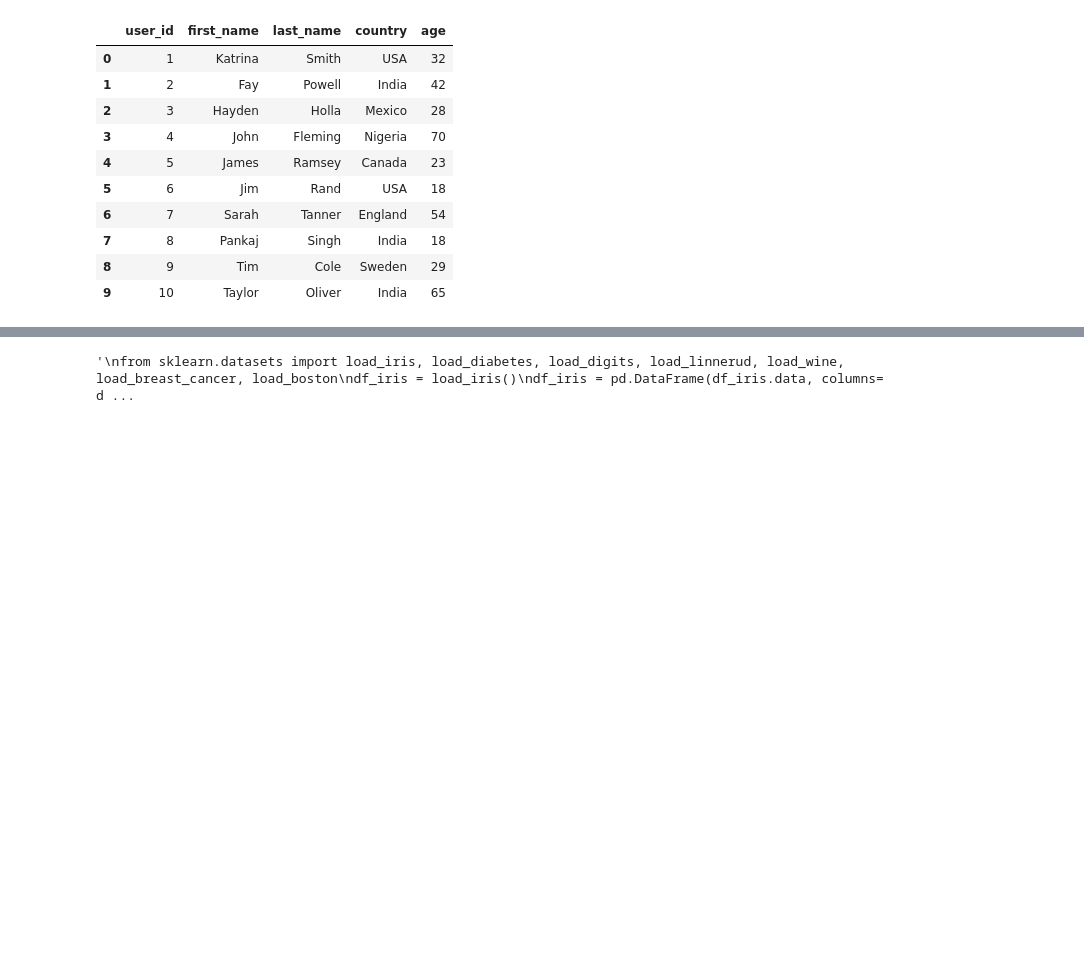
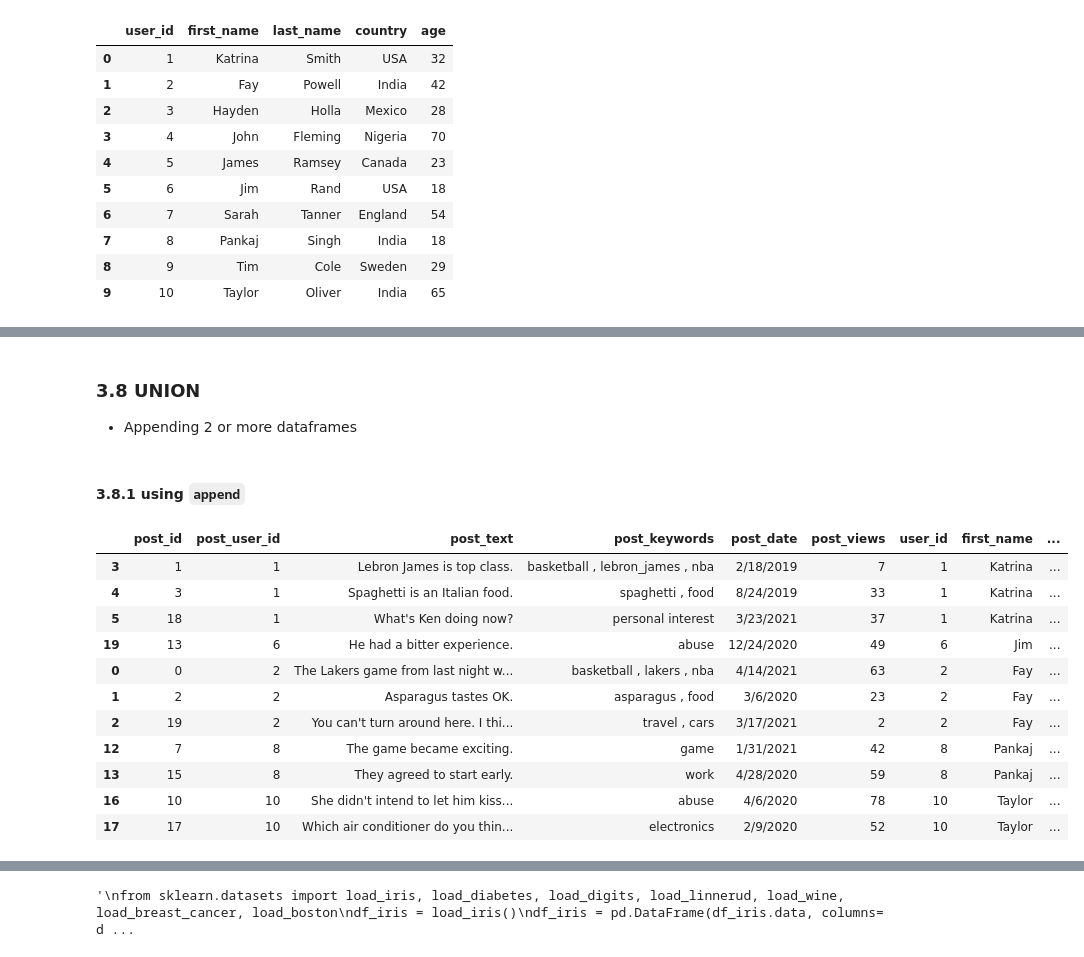
Before and after one commit to biswasprateek/cheatsheets_and_reference, a Jupyter notebook: Pandas Cheatsheet.ipynb, the cells around one changed output, grey strips where cells are left out. Cells and saved outputs as stored; diff of their text form; code cells hidden in the pictures; blank space fills up the shorter version.

```diff
--- a/Pandas Cheatsheet.ipynb
+++ b/Pandas Cheatsheet.ipynb
@@ -454,0 +470,3 @@ df_user
+# %%
+df_post_details = df_posts.merge(df_user[["user_id","first_name", "last_name", "country"]], left_on='post_user_id', right_on = 'user_id', how = 'inner')
+df_post_details.sort_values('post_id', ascending=True).head(10)
@@ -454,0 +546,25 @@ df_user
+# %% [markdown]
+### 3.8 UNION
+
+- Appending 2 or more dataframes
+# %% [markdown]
+#### 3.8.1 using `append`
+# %%
+df_post_usa = df_post_details[df_post_details.country == "USA"]
+df_post_ind = df_post_details[df_post_details.country == "India"]
+
+df_post_us_ind = df_post_usa.append(df_post_ind)
+df_post_us_ind
+# %% [output]
+|  | post_id | post_user_id | post_text | post_keywords | post_date | post_views | user_id | first_name | ... |
+| 3 | 1 | 1 | Lebron James is top class. | basketball , lebron_james , nba | 2/18/2019 | 7 | 1 | Katrina | ... |
+| 4 | 3 | 1 | Spaghetti is an Italian food. | spaghetti , food | 8/24/2019 | 33 | 1 | Katrina | ... |
+| 5 | 18 | 1 | What's Ken doing now? | personal interest | 3/23/2021 | 37 | 1 | Katrina | ... |
+| 19 | 13 | 6 | He had a bitter experience. | abuse | 12/24/2020 | 49 | 6 | Jim | ... |
+| 0 | 0 | 2 | The Lakers game from last night w... | basketball , lakers , nba | 4/14/2021 | 63 | 2 | Fay | ... |
+| 1 | 2 | 2 | Asparagus tastes OK. | asparagus , food | 3/6/2020 | 23 | 2 | Fay | ... |
+| 2 | 19 | 2 | You can't turn around here. I thi... | travel , cars | 3/17/2021 | 2 | 2 | Fay | ... |
+| 12 | 7 | 8 | The game became exciting. | game | 1/31/2021 | 42 | 8 | Pankaj | ... |
+| 13 | 15 | 8 | They agreed to start early. | work | 4/28/2020 | 59 | 8 | Pankaj | ... |
+| 16 | 10 | 10 | She didn't intend to let him kiss... | abuse | 4/6/2020 | 78 | 10 | Taylor | ... |
+| 17 | 17 | 10 | Which air conditioner do you thin... | electronics | 2/9/2020 | 52 | 10 | Taylor | ... |
```
Also changed, not shown: parts of 16 cells of this notebook, 5 other files.
